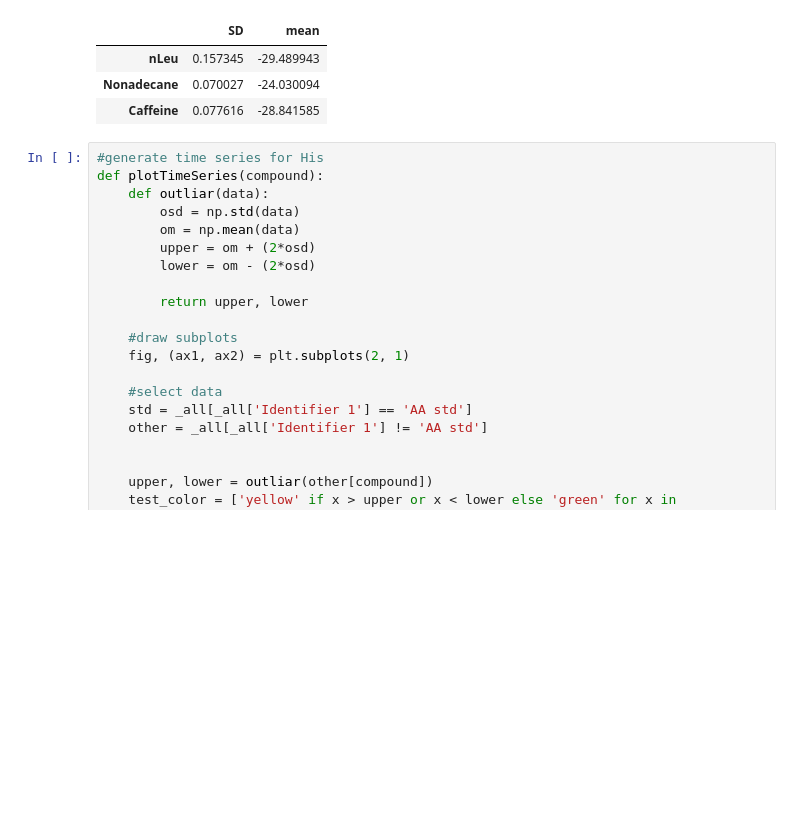
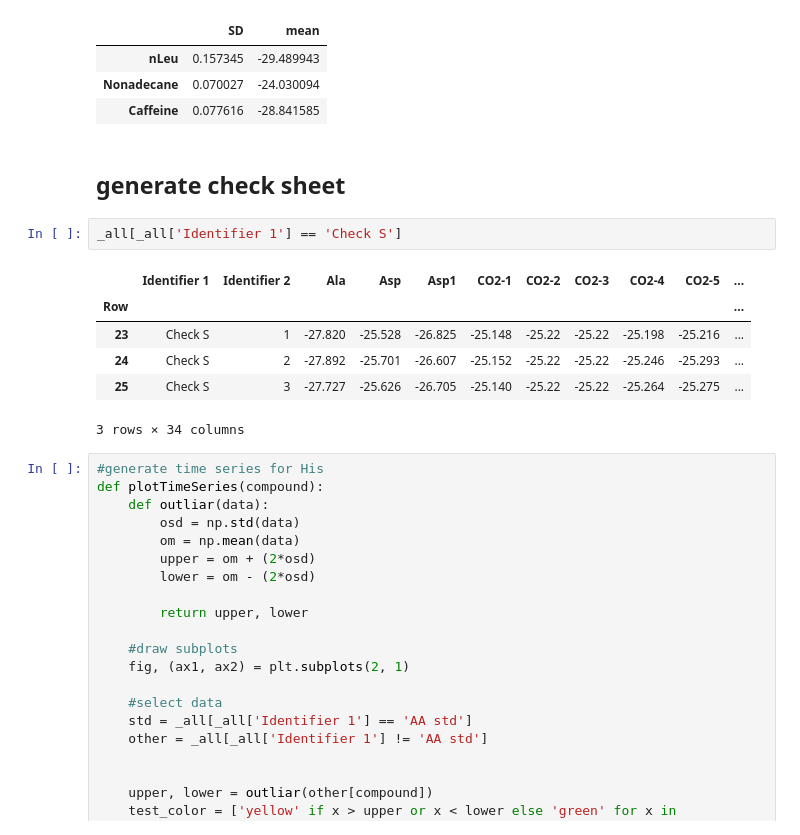
Before and after one commit to quin2/mosipde, a Jupyter notebook: start.ipynb, the cells around one changed output. Saved outputs shown, nothing was run; the diff lists cells and outputs as text; blank space fills up the shorter version.

```diff
--- a/start.ipynb
+++ b/start.ipynb
@@ -155,6 +155,17 @@ _is
 | nLeu | 0.157345 | -29.489943 |
 | Nonadecane | 0.070027 | -24.030094 |
 | Caffeine | 0.077616 | -28.841585 |
+# %% [markdown]
+## generate check sheet
+# %%
+_all[_all['Identifier 1'] == 'Check S']
+# %% [output]
+|  | Identifier 1 | Identifier 2 | Ala | Asp | Asp1 | CO2-1 | CO2-2 | CO2-3 | CO2-4 | CO2-5 | ... |
+| Row |  |  |  |  |  |  |  |  |  |  | ... |
+| 23 | Check S | 1 | -27.820 | -25.528 | -26.825 | -25.148 | -25.22 | -25.22 | -25.198 | -25.216 | ... |
+| 24 | Check S | 2 | -27.892 | -25.701 | -26.607 | -25.152 | -25.22 | -25.22 | -25.246 | -25.293 | ... |
+| 25 | Check S | 3 | -27.727 | -25.626 | -26.705 | -25.140 | -25.22 | -25.22 | -25.264 | -25.275 | ... |
+3 rows × 34 columns
 # %%
 #generate time series for His
 def plotTimeSeries(compound):
```
Also changed, not shown: parts of 17 cells of this notebook, 54 other files.
